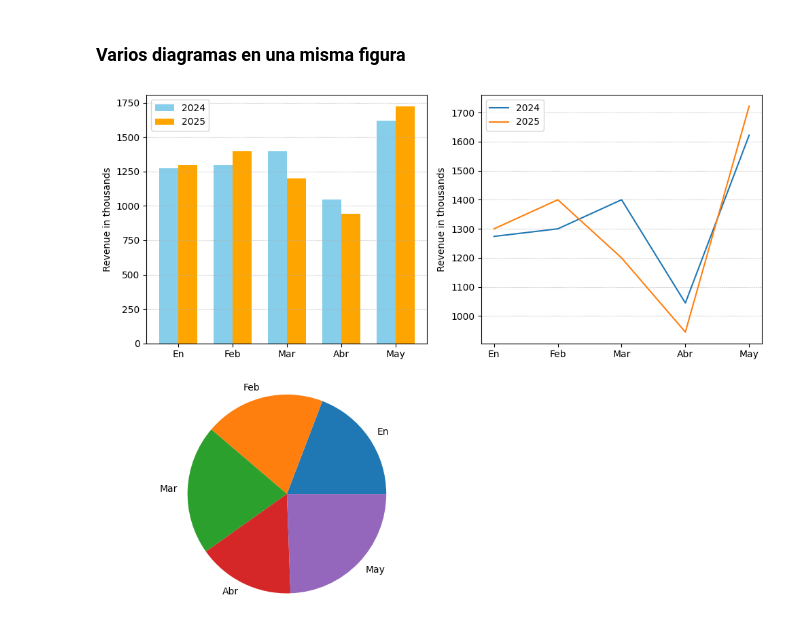
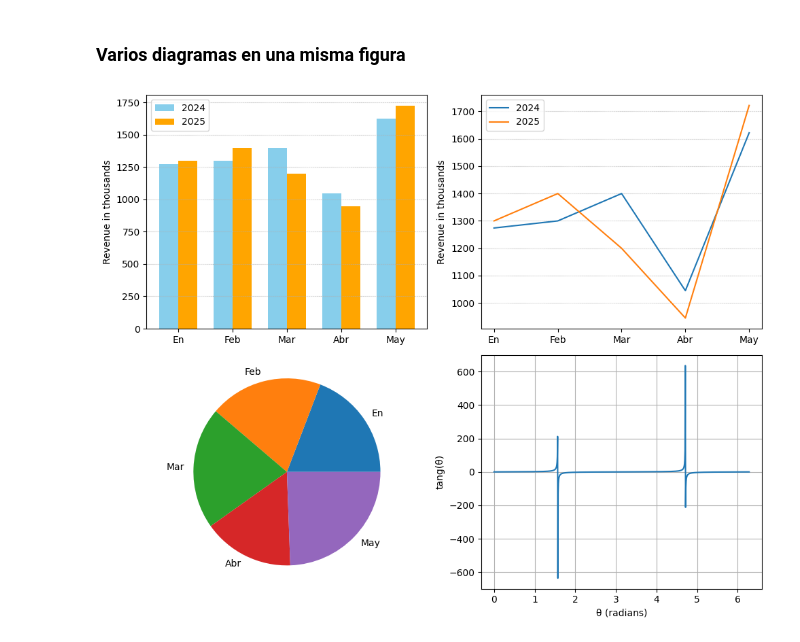
Before and after one commit to dannyjacosta/python-per-11036, a Jupyter notebook: tema 7 - 8/Introduccion a Python - Tema VIII.ipynb, the cells around one changed output. Drawn from its saved outputs; the diff is of its cells as text; code cells hidden in the pictures.

```diff
--- a/tema 7 - 8/Introduccion a Python - Tema VIII.ipynb
+++ b/tema 7 - 8/Introduccion a Python - Tema VIII.ipynb
@@ -146,31 +146,39 @@ income_2024 = [1274, 1300, 1400, 1045, 1622]
 income_2025 = [1300, 1400, 1200, 945, 1722]
 etiquetas = ['En', 'Feb', 'Mar', 'Abr', 'May']
 x = np.arange(len(etiquetas))
 width = 0.35
 
 fig = plt.gcf()
 fig.set_size_inches(10,8)
 
 plt.subplot(221)
 plt.bar(x - width/2, income_2024, width, label='2024', color='skyblue')
 plt.bar(x + width/2, income_2025, width, label='2025', color='orange')
 plt.xticks(x, etiquetas)
 plt.ylabel('Revenue in thousands')
 plt.grid(axis='y', linestyle=':')
 plt.legend()
 
 plt.subplot(222)
 plt.plot(income_2024, label='2024')
 plt.plot(income_2025, label='2025')
 plt.xticks(x, etiquetas)
 plt.ylabel('Revenue in thousands')
 plt.grid(axis='y', linestyle=':')
 plt.legend()
 
 plt.subplot(223)
 plt.pie(income_2024, labels=etiquetas)
 
+plt.subplot(224)
+angles = np.linspace(0, 2 * np.pi, 1000)
+tan_values = np.tan(angles)
+plt.plot(angles, tan_values)
+plt.grid(True)
+plt.xlabel('θ (radians)')
+plt.ylabel('tang(θ)')
+
 plt.tight_layout()
 plt.show()
 # %% [output]
-[figure, old version]
+[figure, new version]
```
Also changed, not shown: parts of 6 cells of this notebook.
